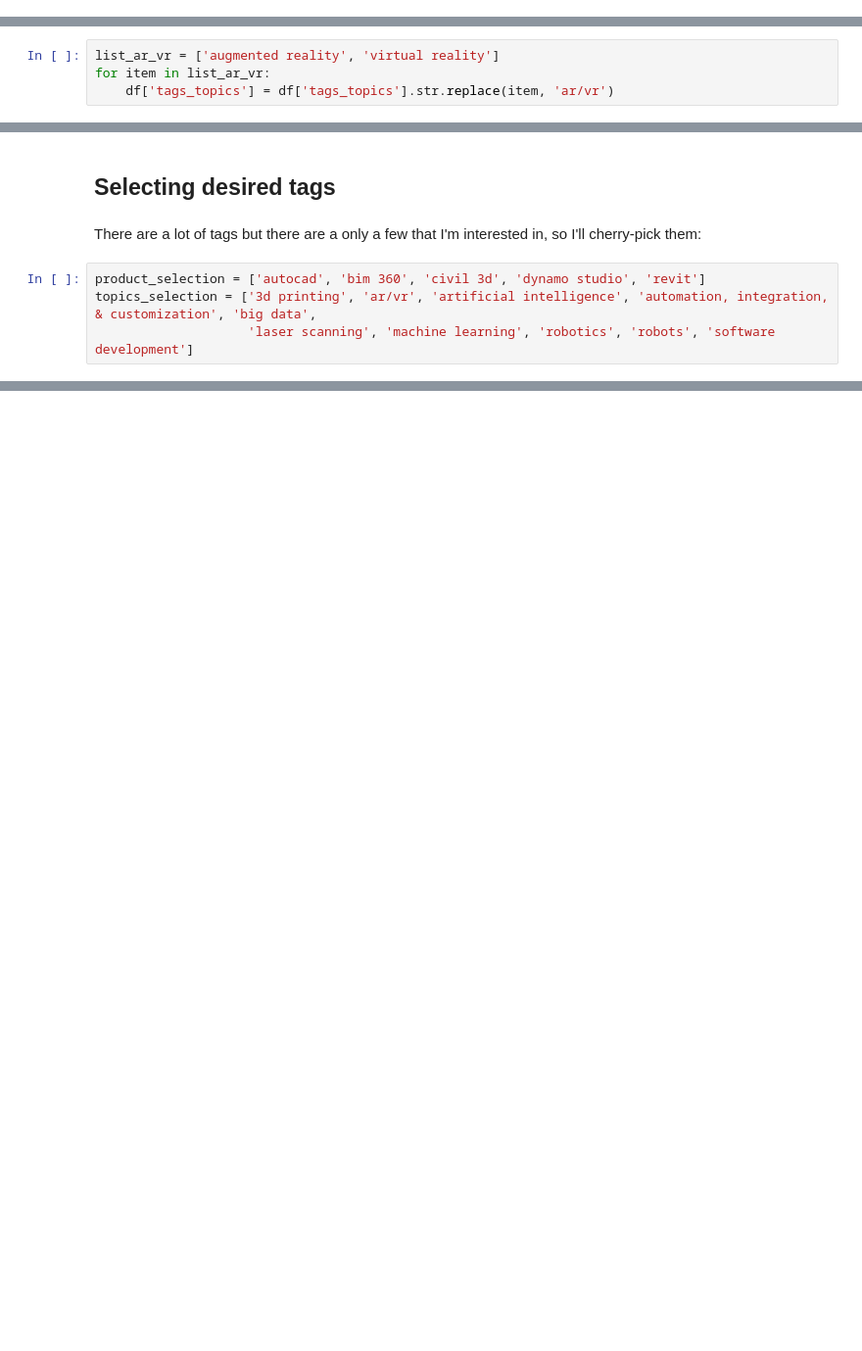
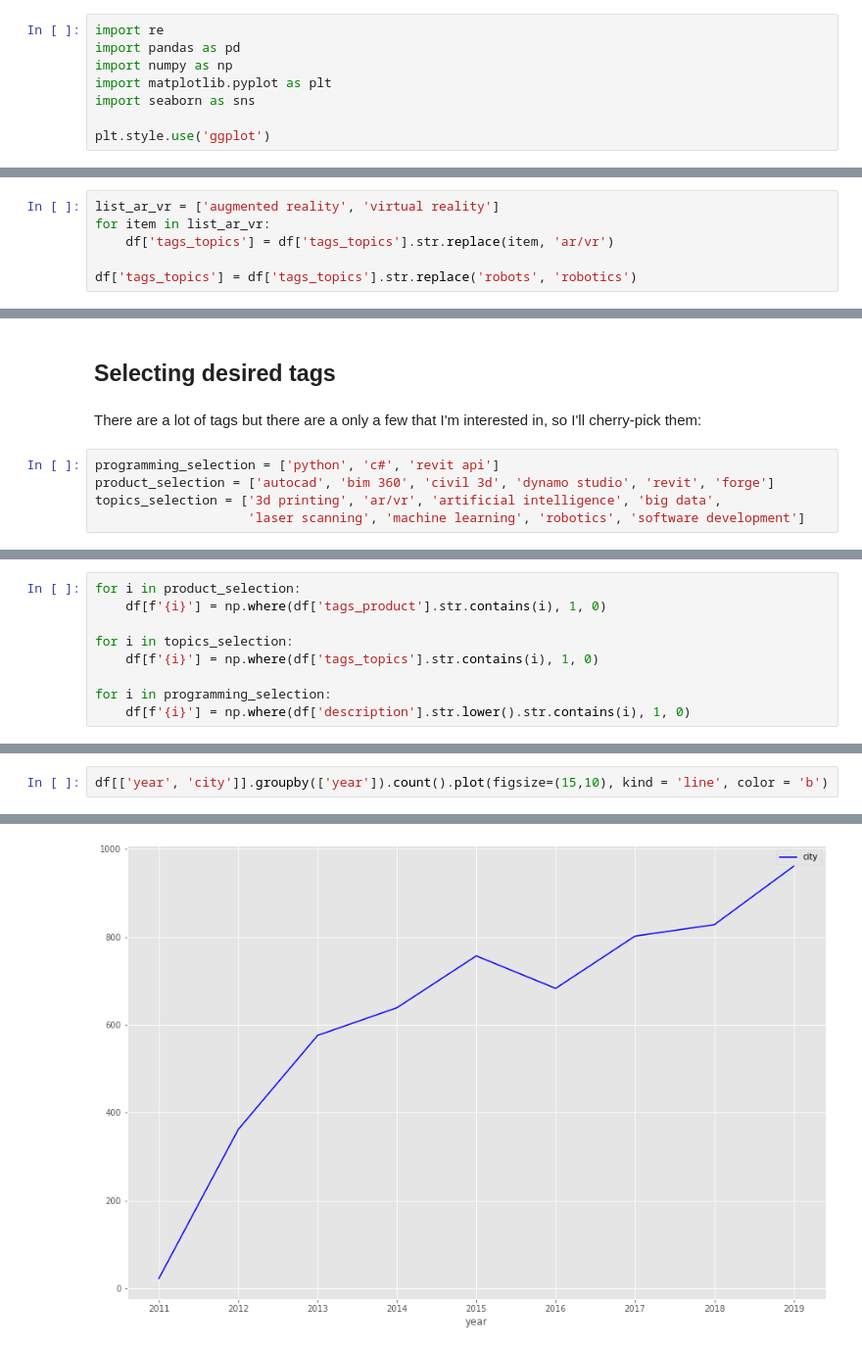
Before and after one commit to EugeniaDickson/autodesk_uni, a Jupyter notebook: data_preprocessing.ipynb, the cells around one changed output, grey strips where cells are left out. Shown at 98% size. Saved outputs shown, nothing was run; the diff lists cells and outputs as text; blank space fills up the shorter version.

Commit message:
finished reshaping data, created plots

```diff
--- a/data_preprocessing.ipynb
+++ b/data_preprocessing.ipynb
@@ -4,3 +1,11 @@ import re
+# %%
+import re
+import pandas as pd
+import numpy as np
+import matplotlib.pyplot as plt
+import seaborn as sns
+
+plt.style.use('ggplot')
 # %%
 df = pd.read_csv('autodeskuni.csv')
 # %% [markdown]
@@ -178,6 +179,8 @@ I'll also merge 'ar/vr', 'augmented reality' and 'augmented reality' in topics t
 list_ar_vr = ['augmented reality', 'virtual reality']
 for item in list_ar_vr:
     df['tags_topics'] = df['tags_topics'].str.replace(item, 'ar/vr')
+
+df['tags_topics'] = df['tags_topics'].str.replace('robots', 'robotics')
 # %%
 #extract unique tags again
 product = df['tags_product'].tolist()
@@ -189,6 +212,7 @@ tags_topics_unique = unique_tags(topics)
 # %% [markdown]
 There are a lot of tags but there are a only a few that I'm interested in, so I'll cherry-pick them:
 # %%
-product_selection = ['autocad', 'bim 360', 'civil 3d', 'dynamo studio', 'revit']
-topics_selection = ['3d printing', 'ar/vr', 'artificial intelligence', 'automation, integration, & customization', 'big data',
-                    'laser scanning', 'machine learning', 'robotics', 'robots', 'software development']
+programming_selection = ['python', 'c#', 'revit api']
+product_selection = ['autocad', 'bim 360', 'civil 3d', 'dynamo studio', 'revit', 'forge']
+topics_selection = ['3d printing', 'ar/vr', 'artificial intelligence', 'big data',
+                    'laser scanning', 'machine learning', 'robotics', 'software development']
@@ -209,0 +221,9 @@ dtype: int64
+# %%
+for i in product_selection:
+    df[f'{i}'] = np.where(df['tags_product'].str.contains(i), 1, 0)
+
+for i in topics_selection:
+    df[f'{i}'] = np.where(df['tags_topics'].str.contains(i), 1, 0)
+
+for i in programming_selection:
+    df[f'{i}'] = np.where(df['description'].str.lower().str.contains(i), 1, 0)
@@ -209,0 +251,3 @@ dtype: int64
+# %%
+df[['year', 'city']].groupby(['year']).count().plot(figsize=(15,10), kind = 'line', color = 'b')
+# %% [output]
@@ -209,0 +255 @@ dtype: int64
+[figure, added]
```
Also changed, not shown: parts of 15 cells of this notebook.
